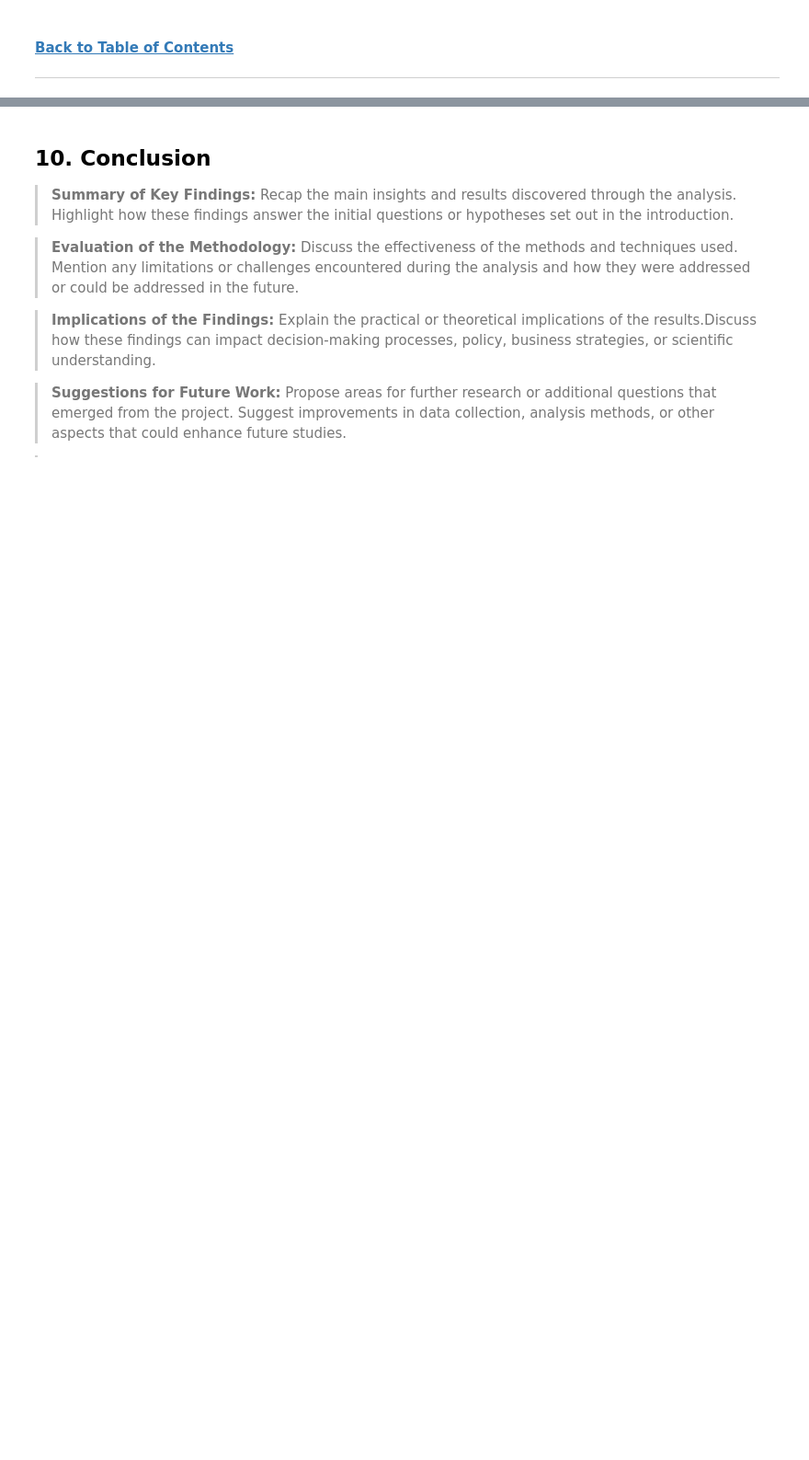
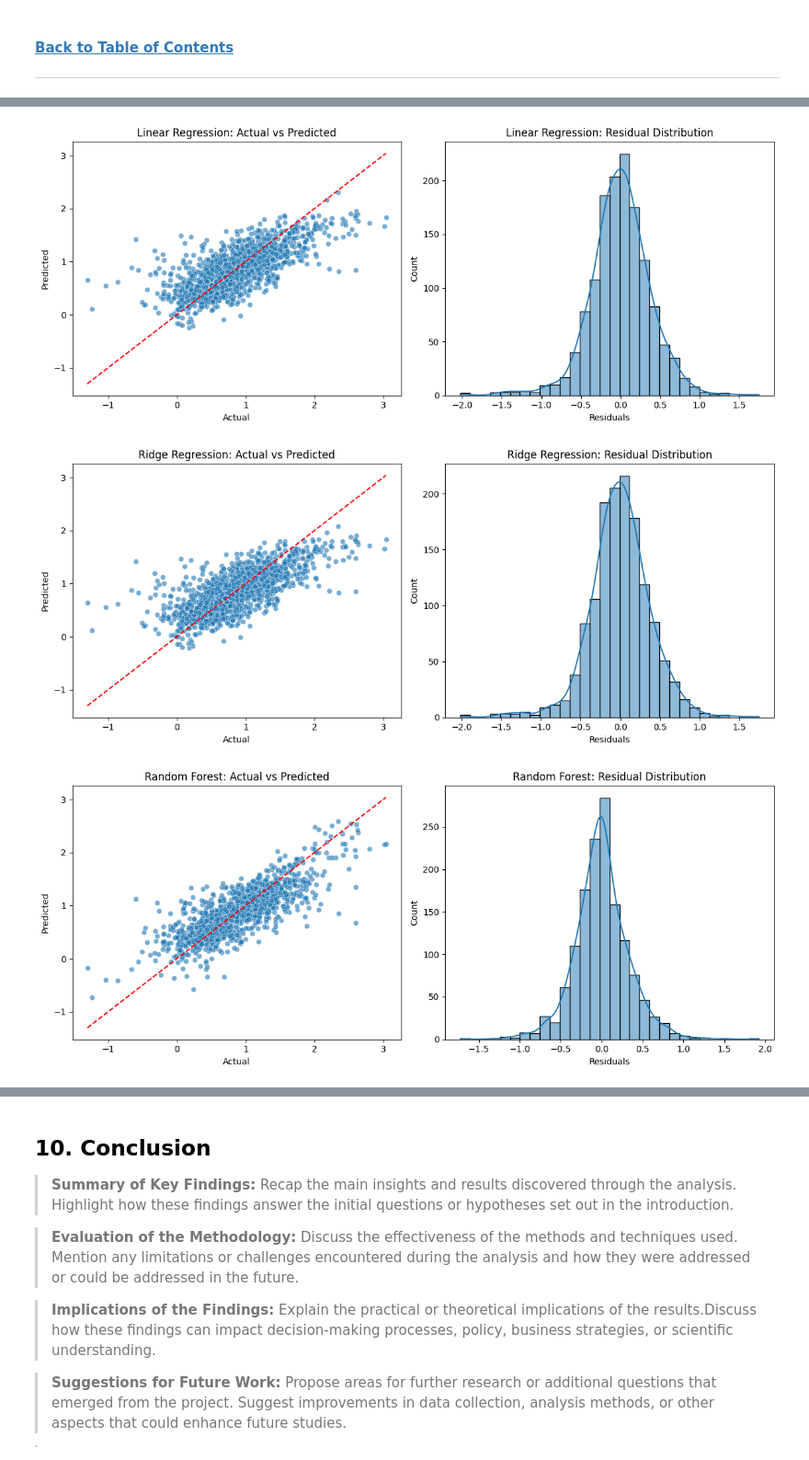
Before and after one commit to TiffanyWatt/2401PTDS_Regression_Project, a Jupyter notebook: CO2_climate change.ipynb, the cells around one changed output, grey strips where cells are left out. Shown at 92% size. Drawn from its saved outputs; the diff is of its cells as text; code cells hidden in the pictures; blank space fills up the shorter version.

Commit message:
updating models

```diff
--- a/CO2_climate change.ipynb
+++ b/CO2_climate change.ipynb
@@ -919 +1009,31 @@ X_new.shape
+# %%
+def plot_results(model, X_test, y_test, model_name="Model"):
+    y_pred = model.predict(X_test)
+
+    fig, axes = plt.subplots(1, 2, figsize=(12, 5))
+
+    # --- 1. Actual vs Predicted ---
+    sns.scatterplot(x=y_test, y=y_pred, ax=axes[0], alpha=0.6)
+    axes[0].plot([y_test.min(), y_test.max()], [y_test.min(), y_test.max()], 'r--')
+    axes[0].set_title(f"{model_name}: Actual vs Predicted")
+    axes[0].set_xlabel("Actual")
+    axes[0].set_ylabel("Predicted")
+
+    # --- 2. Residuals Plot ---
+    residuals = y_test - y_pred
+    sns.histplot(residuals, bins=30, kde=True, ax=axes[1])
+    axes[1].set_title(f"{model_name}: Residual Distribution")
+    axes[1].set_xlabel("Residuals")
+
+    plt.tight_layout()
+    plt.show()
+
+# Run for each model
+plot_results(lin_reg, X_test, y_test, "Linear Regression")
+plot_results(ridge, X_test, y_test, "Ridge Regression")
+plot_results(rf, X_test, y_test, "Random Forest")
+# %% [output]
+[figure, added]
+[figure, added]
+[figure, added]
 # %% [markdown]
```
Also changed, not shown: parts of 7 cells of this notebook.
